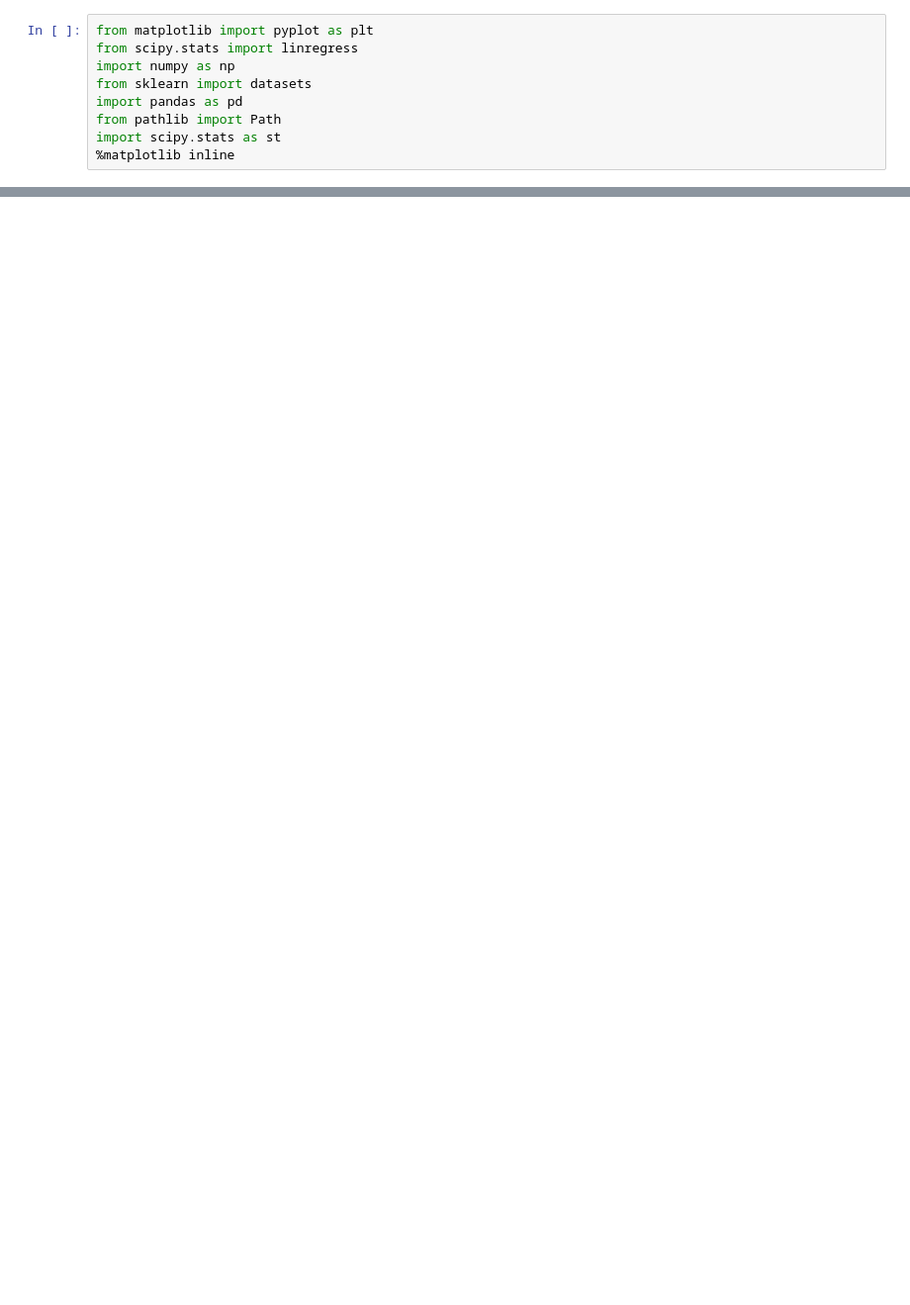
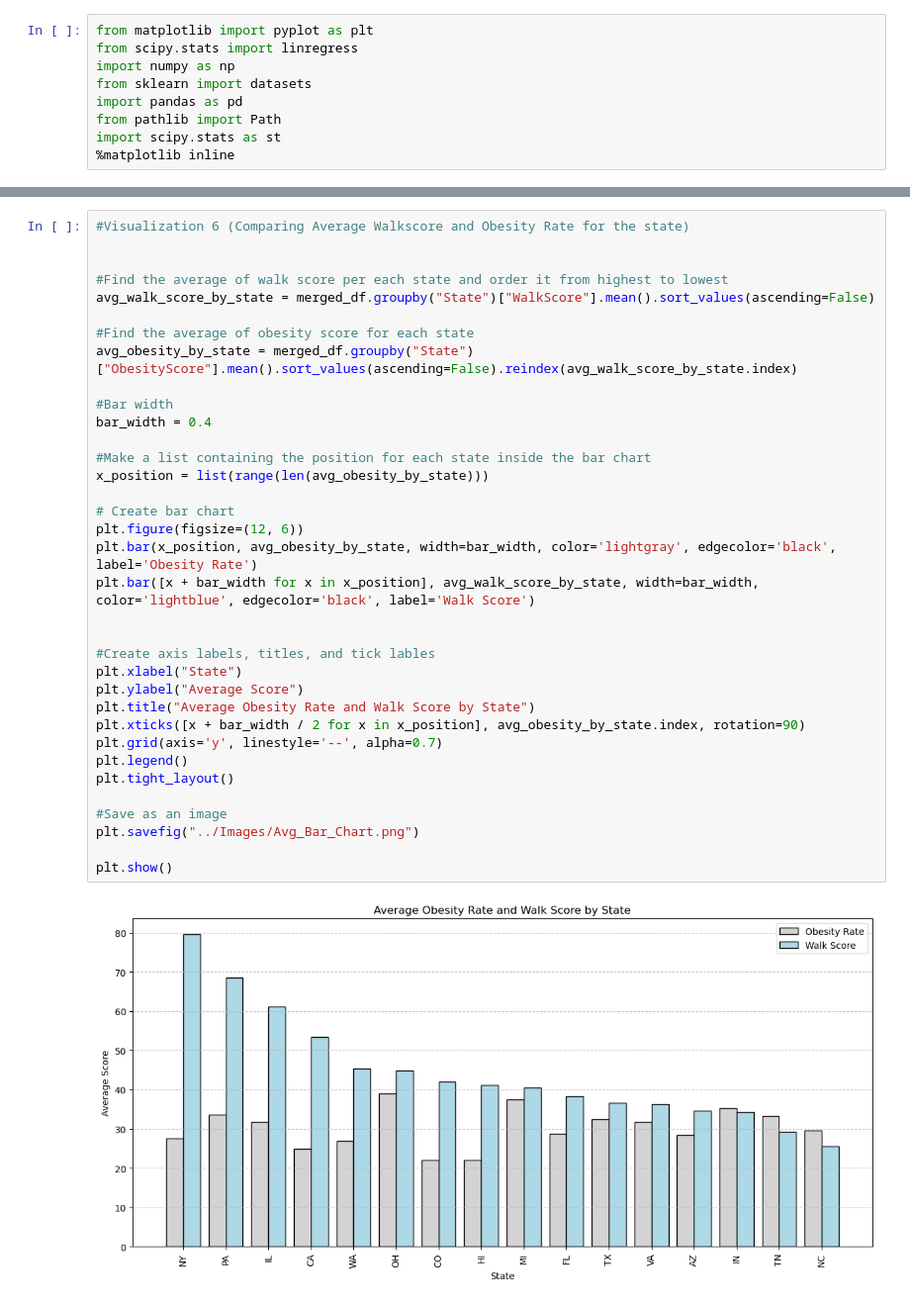
Before and after one commit to mark-helotie/Project1, a Jupyter notebook: project_code/Visualization Framework.ipynb, the cells around one changed output, grey strips where cells are left out. Shown at 99% size. Cells and saved outputs as stored; diff of their text form; blank space fills up the shorter version.

```diff
--- a/project_code/Visualization Framework.ipynb
+++ b/project_code/Visualization Framework.ipynb
@@ -65,0 +75,37 @@ plt.show()
+# %%
+#Visualization 6 (Comparing Average Walkscore and Obesity Rate for the state)
+
+
+#Find the average of walk score per each state and order it from highest to lowest
+avg_walk_score_by_state = merged_df.groupby("State")["WalkScore"].mean().sort_values(ascending=False)
+
+#Find the average of obesity score for each state
+avg_obesity_by_state = merged_df.groupby("State")["ObesityScore"].mean().sort_values(ascending=False).reindex(avg_walk_score_by_state.index)
+
+#Bar width
+bar_width = 0.4
+
+#Make a list containing the position for each state inside the bar chart
+x_position = list(range(len(avg_obesity_by_state)))
+
+# Create bar chart
+plt.figure(figsize=(12, 6))
+plt.bar(x_position, avg_obesity_by_state, width=bar_width, color='lightgray', edgecolor='black', label='Obesity Rate')
+plt.bar([x + bar_width for x in x_position], avg_walk_score_by_state, width=bar_width, color='lightblue', edgecolor='black', label='Walk Score')
+
+
+#Create axis labels, titles, and tick lables
+plt.xlabel("State")
+plt.ylabel("Average Score")
+plt.title("Average Obesity Rate and Walk Score by State")
+plt.xticks([x + bar_width / 2 for x in x_position], avg_obesity_by_state.index, rotation=90)
+plt.grid(axis='y', linestyle='--', alpha=0.7)
+plt.legend()
+plt.tight_layout()
+
+#Save as an image
+plt.savefig("../Images/Avg_Bar_Chart.png")
+
+plt.show()
+# %% [output]
+[figure, added]
```
Also changed, not shown: parts of 3 cells of this notebook.
